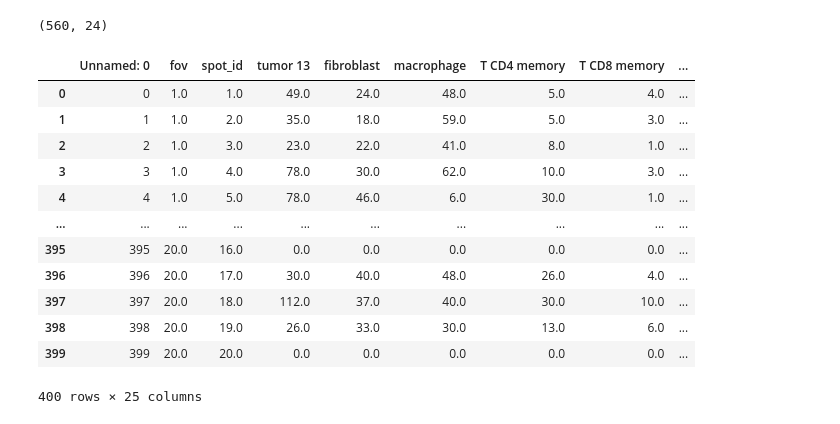
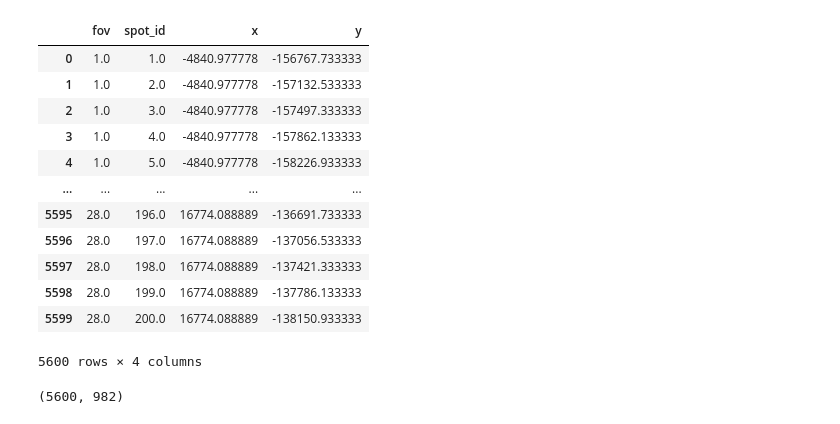
Before and after one commit to OmicsML/SpatialCTD, a Jupyter notebook: pseudo_spot_generation/lung/Lung12_generate.ipynb, the cells around one changed output. Cells and saved outputs as stored; diff of their text form; code cells hidden in the pictures.

Commit message:
update pseduo spot generation on CosMx lung dataset-v1

```diff
--- a/pseudo_spot_generation/lung/Lung12_generate.ipynb
+++ b/pseudo_spot_generation/lung/Lung12_generate.ipynb
@@ -972,0 +42,10 @@ cell id not found in groud truth!!!
+# %%
+data_final_result = pd.DataFrame(columns = ['spot_id', 'fov', 'cell_ID'])
+fov_ids_lst = cell_boundary['fov'].unique()
+print("fov_ids_lst:", fov_ids_lst)
+
+for fov_id in tqdm(fov_ids_lst):
+    # print("fov_id:", fov_id)
+    cell_boundary_fov =  cell_boundary[(cell_boundary['fov']==fov_ids_lst[fov_id-1])]
+    # print("cell_boundary_fov_without_spot_id:", cell_boundary_fov.shape)
+    data_final_result = get_spot_fov_cellId_mapping(data_final_result, cell_boundary_fov)
@@ -989,21 +263,51 @@ ground_truth_table
+# %%
+def get_spot_x_y_range(x_global_px, y_global_px, fov_id, fov_spot_coordinates):
+    fov_length = 5472
+    fov_width = 3648
+    x_l = x_global_px
+    y_l = y_global_px
+    x_h = x_l + fov_length
+    y_h = y_l + fov_width
+
+    for i in range(1, 6):  # 5
+        for j in range(1, 5):  # 4
+            spot_id = (i - 1) * 4 + j
+            x = x_l + (5472 / 10.0) * 1 + (5472 / 5.0) * (i - 1)
+            y = y_h - (3648 / 8.0) * 1 - (3648 / 4.0) * (j - 1)
+            fov_spot_coordinates = fov_spot_coordinates.append(
+                {'fov': fov_id, 'spot_id': spot_id, 'x': x, 'y': y},
+                ignore_index=True
+            )
+
+    fov_spot_coordinates['x'] = fov_spot_coordinates['x']
+    fov_spot_coordinates['y'] = fov_spot_coordinates['y']
+
+    # fov_spot_coordinates['x'] = fov_spot_coordinates['x'] * 0.18 * 1e-4
+    # fov_spot_coordinates['y'] = fov_spot_coordinates['y'] * 0.18 * 1e-4
+
+    return fov_spot_coordinates
+# %%
+fov_spot_coordinates = pd.DataFrame(columns = ['fov', 'spot_id', 'x', 'y'])
+for fov_id in fov_lst:
+    x_px = fov_position[fov_position['fov']==fov_id]["x_global_px"].values[0]
+    y_px = fov_position[fov_position['fov']==fov_id]["y_global_px"].values[0]
+    fov_spot_coordinates = get_spot_x_y_range(x_px, y_px, fov_id, fov_spot_coordinates)
+fov_spot_coordinates
+# %% [output]
+|  | fov | spot_id | x | y |
+| 0 | 1.0 | 1.0 | -4840.977778 | -156767.733333 |
+| 1 | 1.0 | 2.0 | -4840.977778 | -157132.533333 |
+| 2 | 1.0 | 3.0 | -4840.977778 | -157497.333333 |
+| 3 | 1.0 | 4.0 | -4840.977778 | -157862.133333 |
+| 4 | 1.0 | 5.0 | -4840.977778 | -158226.933333 |
+| ... | ... | ... | ... | ... |
+| 5595 | 28.0 | 196.0 | 16774.088889 | -136691.733333 |
+| 5596 | 28.0 | 197.0 | 16774.088889 | -137056.533333 |
+| 5597 | 28.0 | 198.0 | 16774.088889 | -137421.333333 |
+| 5598 | 28.0 | 199.0 | 16774.088889 | -137786.133333 |
+| 5599 | 28.0 | 200.0 | 16774.088889 | -138150.933333 |
+5600 rows × 4 columns
 # %%
-ground_truth_table.shape
+spot_gene_expression.shape
 # %% [output]
-(560, 24)
+(5600, 982)
-# %%
-lung13_ground_truth = pd.read_csv('../Lung13/Lung13-Flat_files_and_images/new/ground_truth.csv')
-lung13_ground_truth
-# %% [output]
-|  | Unnamed: 0 | fov | spot_id | tumor 13 | fibroblast | macrophage | T CD4 memory | T CD8 memory | ... |
-| 0 | 0 | 1.0 | 1.0 | 49.0 | 24.0 | 48.0 | 5.0 | 4.0 | ... |
-| 1 | 1 | 1.0 | 2.0 | 35.0 | 18.0 | 59.0 | 5.0 | 3.0 | ... |
-| 2 | 2 | 1.0 | 3.0 | 23.0 | 22.0 | 41.0 | 8.0 | 1.0 | ... |
-| 3 | 3 | 1.0 | 4.0 | 78.0 | 30.0 | 62.0 | 10.0 | 3.0 | ... |
-| 4 | 4 | 1.0 | 5.0 | 78.0 | 46.0 | 6.0 | 30.0 | 1.0 | ... |
-| ... | ... | ... | ... | ... | ... | ... | ... | ... | ... |
-| 395 | 395 | 20.0 | 16.0 | 0.0 | 0.0 | 0.0 | 0.0 | 0.0 | ... |
-| 396 | 396 | 20.0 | 17.0 | 30.0 | 40.0 | 48.0 | 26.0 | 4.0 | ... |
-| 397 | 397 | 20.0 | 18.0 | 112.0 | 37.0 | 40.0 | 30.0 | 10.0 | ... |
-| 398 | 398 | 20.0 | 19.0 | 26.0 | 33.0 | 30.0 | 13.0 | 6.0 | ... |
-| 399 | 399 | 20.0 | 20.0 | 0.0 | 0.0 | 0.0 | 0.0 | 0.0 | ... |
-400 rows × 25 columns
```
Also changed, not shown: parts of 116 cells of this notebook, 5 other files.
